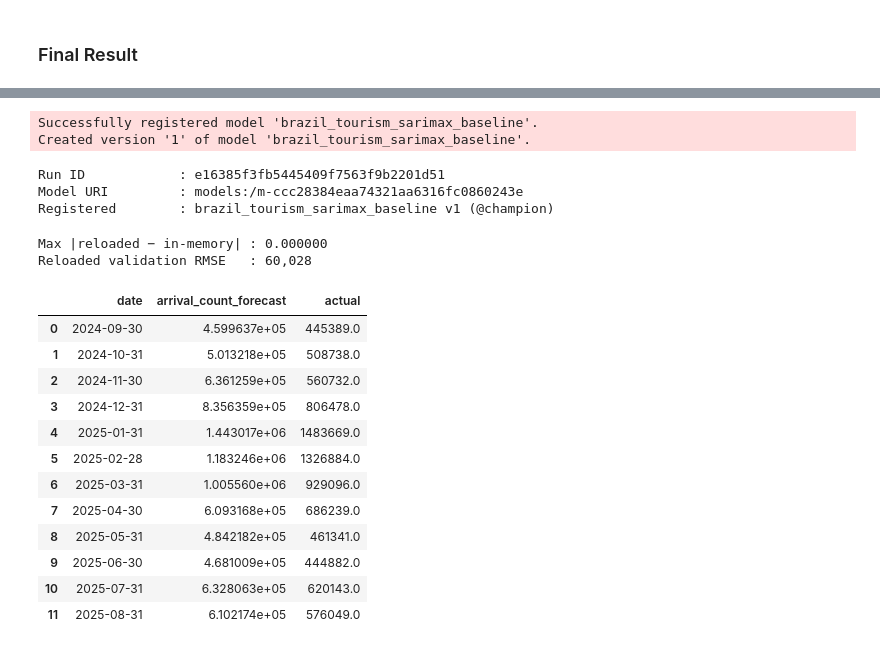
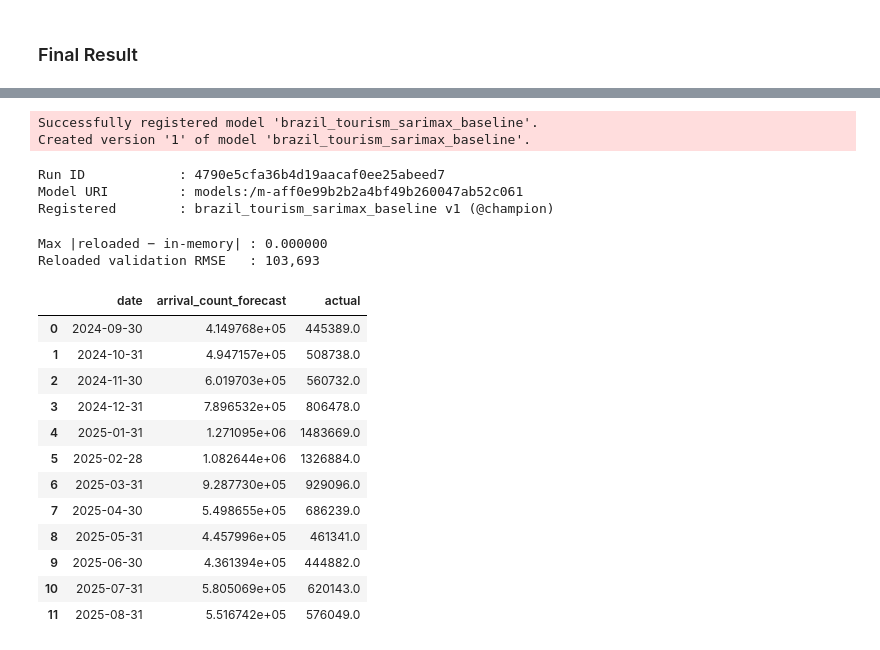
Before and after one commit to Gbrlmoraes/brazil_tourism_forecasting_benchmark, a Jupyter notebook: notebooks/5_arima_model_testing.ipynb, the cells around one changed output, grey strips where cells are left out. Cells and saved outputs as stored; diff of their text form; code cells hidden in the pictures.

```diff
--- a/notebooks/5_arima_model_testing.ipynb
+++ b/notebooks/5_arima_model_testing.ipynb
@@ -842,6 +1105,7 @@ display(
 # %%
 def fit_model(row, configs):
-    cfg = configs[(row['data_selection'], row['target_transform'])]
+    """Refit a configuration at the latest origin (trained up to the end of train)."""
+    cfg = configs[(LATEST_ORIGIN, row['data_selection'], row['target_transform'])]
     return SARIMAX(
         cfg['series'],
         exog=cfg['exog_train'],
@@ -918,7 +1182,7 @@ plt.show()
 # %% [markdown]
 ### Final Result
 # %%
-fig, axes = plt.subplots(5, 2, figsize=(14, 22))
+fig, axes = plt.subplots(5, 2, figsize=(14, 24))
 fig.suptitle(
     f'Top 10 Models — Validation Set Forecasts '
     f'({val_monthly.index[0]:%b %Y}–{val_monthly.index[-1]:%b %Y})',
@@ -927,7 +1191,7 @@ fig.suptitle(
 )
 
 for i, (ax, (_, row), fit) in enumerate(zip(axes.flat, top10.iterrows(), top10_fits)):
-    cfg = model_configs[(row['data_selection'], row['target_transform'])]
+    cfg = model_configs[(LATEST_ORIGIN, row['data_selection'], row['target_transform'])]
     forecast = forecast_arrivals(fit, cfg)
     train_plot = cfg['raw_series'].iloc[-24:]
 
@@ -959,6 +1223,7 @@ for i, (ax, (_, row), fit) in enumerate(zip(axes.flat, top10.iterrows(), top10_f
 
     ax.set_title(
         f'#{i + 1}  {row["run_name"].replace("SARIMAX", "")}\n'
+        f'MASE mean={row["mase_mean"]:.3f} | validation={row["mase"]:.3f}\n'
         f'RMSE={row["rmse"]:,.0f}  MAPE={row["mape"]:.1f}%  R²={row["r2"]:.3f}',
         fontsize=10,
         fontweight='bold',
@@ -1037,7 +1302,9 @@ class TransformedSARIMAXModel(mlflow.pyfunc.PythonModel):
 
 
 best_row = results_df.iloc[0]
-best_cfg = model_configs[(best_row['data_selection'], best_row['target_transform'])]
+best_cfg = model_configs[
+    (LATEST_ORIGIN, best_row['data_selection'], best_row['target_transform'])
+]
 best_fit = top10_fits[0]
 exog_columns = (
     list(best_cfg['exog_train'].columns) if best_cfg['exog_train'] is not None else []
@@ -1051,6 +1318,7 @@ signature = infer_signature(model_input, best_prediction)
 print(f'Best model : {best_row["run_name"]}')
 print(f'Transform  : {best_cfg["target_transform"]} ({best_cfg["pipeline"]})')
 print(
+    f'Mean MASE  : {best_row["mase_mean"]:.3f} (worst {best_row["mase_worst"]:.3f})\n'
     f'Val RMSE   : {best_row["rmse"]:,.0f}  |  MAPE: {best_row["mape"]:.2f}%  |  '
     f'R²: {best_row["r2"]:.3f}  |  MASE: {best_row["mase"]:.3f}  |  '
     f'Bias: {best_row["forecast_bias"]:.2f}%'
@@ -1077,11 +1346,16 @@ with mlflow.start_run(run_name=f'BEST {best_row["run_name"]}') as best_run:
         'data_selection': best_row['data_selection'],
         'exog': '+'.join(exog_columns) if exog_columns else 'none',
         'n_train': len(best_cfg['series']),
-        'n_val': n_val,
+        'n_val': HORIZON,
         'eval_split': 'validation',
-        'selection_metric': 'val_rmse',
+        'origins': ', '.join(origin_label(o) for o in ORIGINS),
+        'selection_metric': 'mean_seasonal_mase',
     })
-    mlflow.log_metrics({key: float(best_row[key]) for key in [*METRICS, 'aic', 'bic']})
+    mlflow.log_metrics({
+        key: float(best_row[key])
+        for key in [*METRICS, *AGG_METRICS, 'aic', 'bic']
+        if np.isfinite(best_row[key])
+    })
     mlflow.set_tags({
         'role': 'baseline',
         'model_family': 'SARIMAX',
@@ -1110,39 +1384,41 @@ print(
 # %% [output]
 Successfully registered model 'brazil_tourism_sarimax_baseline'.
 Created version '1' of model 'brazil_tourism_sarimax_baseline'.
-Run ID            : e16385f3fb5445409f7563f9b2201d51
-Model URI         : models:/m-ccc28384eaa74321aa6316fc0860243e
+Run ID            : 4790e5cfa36b4d19aacaf0ee25abeed7
+Model URI         : models:/m-aff0e99b2b2a4bf49b260047ab52c061
 Registered        : brazil_tourism_sarimax_baseline v1 (@champion)
 # %%
 loaded_model = mlflow.pyfunc.load_model(
     f'models:/{REGISTERED_MODEL_NAME}@{MODEL_ALIAS}'
 )
 reloaded_prediction = loaded_model.predict(model_input)
 
 max_abs_diff = np.max(
     np.abs(
         reloaded_prediction['arrival_count_forecast'].to_numpy()
         - best_prediction['arrival_count_forecast'].to_numpy()
     )
 )
-reloaded_rmse = score(val_actual, reloaded_prediction['arrival_count_forecast'])['rmse']
+reloaded_rmse = score(
+    val_actual, reloaded_prediction['arrival_count_forecast'], LATEST_ORIGIN
+)['rmse']
 
 print(f'Max |reloaded − in-memory| : {max_abs_diff:.6f}')
 print(f'Reloaded validation RMSE   : {reloaded_rmse:,.0f}')
 reloaded_prediction.assign(actual=val_actual.to_numpy())
 # %% [output]
 Max |reloaded − in-memory| : 0.000000
-Reloaded validation RMSE   : 60,028
+Reloaded validation RMSE   : 103,693
 |  | date | arrival_count_forecast | actual |
-| 0 | 2024-09-30 | 4.599637e+05 | 445389.0 |
-| 1 | 2024-10-31 | 5.013218e+05 | 508738.0 |
-| 2 | 2024-11-30 | 6.361259e+05 | 560732.0 |
-| 3 | 2024-12-31 | 8.356359e+05 | 806478.0 |
-| 4 | 2025-01-31 | 1.443017e+06 | 1483669.0 |
-| 5 | 2025-02-28 | 1.183246e+06 | 1326884.0 |
-| 6 | 2025-03-31 | 1.005560e+06 | 929096.0 |
-| 7 | 2025-04-30 | 6.093168e+05 | 686239.0 |
-| 8 | 2025-05-31 | 4.842182e+05 | 461341.0 |
-| 9 | 2025-06-30 | 4.681009e+05 | 444882.0 |
-| 10 | 2025-07-31 | 6.328063e+05 | 620143.0 |
-| 11 | 2025-08-31 | 6.102174e+05 | 576049.0 |
+| 0 | 2024-09-30 | 4.149768e+05 | 445389.0 |
+| 1 | 2024-10-31 | 4.947157e+05 | 508738.0 |
+| 2 | 2024-11-30 | 6.019703e+05 | 560732.0 |
+| 3 | 2024-12-31 | 7.896532e+05 | 806478.0 |
+| 4 | 2025-01-31 | 1.271095e+06 | 1483669.0 |
+| 5 | 2025-02-28 | 1.082644e+06 | 1326884.0 |
+| 6 | 2025-03-31 | 9.287730e+05 | 929096.0 |
+| 7 | 2025-04-30 | 5.498655e+05 | 686239.0 |
+| 8 | 2025-05-31 | 4.457996e+05 | 461341.0 |
+| 9 | 2025-06-30 | 4.361394e+05 | 444882.0 |
+| 10 | 2025-07-31 | 5.805069e+05 | 620143.0 |
+| 11 | 2025-08-31 | 5.516742e+05 | 576049.0 |
```
Also changed, not shown: parts of 20 cells of this notebook, 8 other files.
